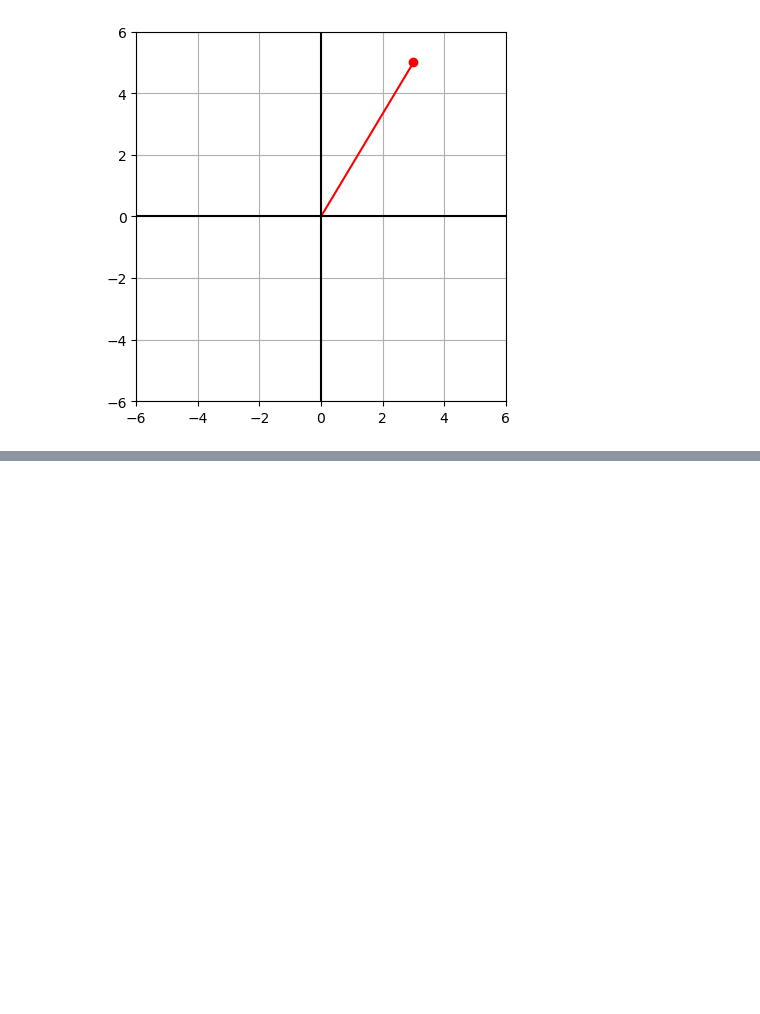
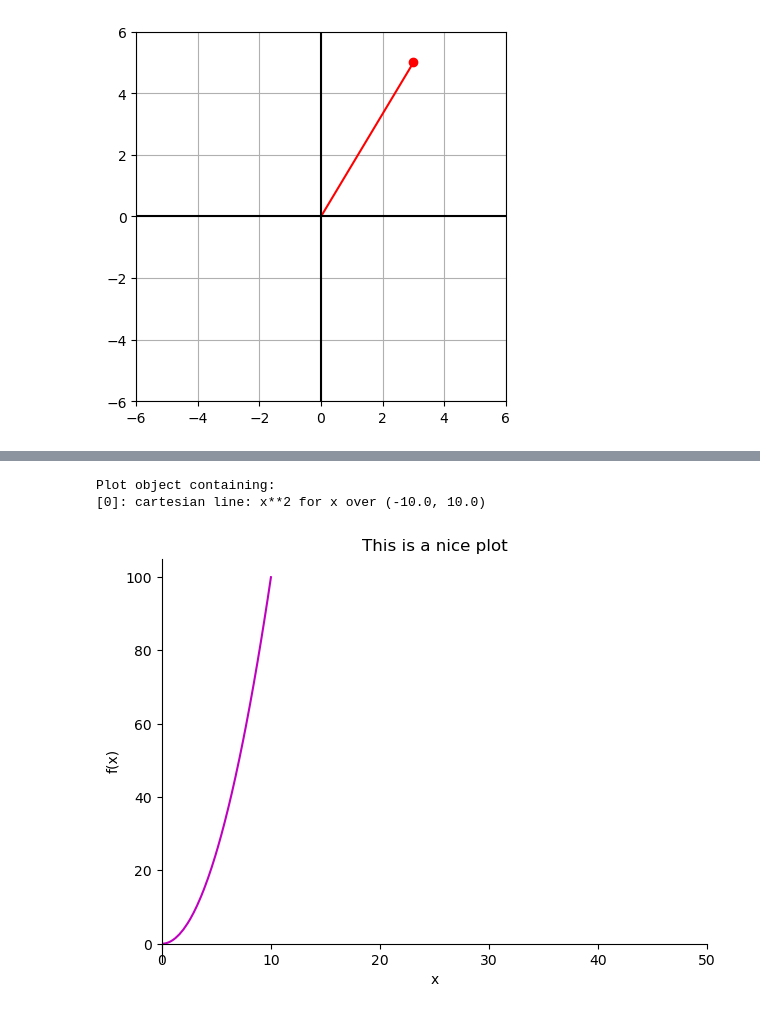
Before and after one commit to jinjiaacademy/MathPython, a Jupyter notebook: Graphing and visualization.ipynb, the cells around one changed output, grey strips where cells are left out. Saved outputs shown, nothing was run; the diff lists cells and outputs as text; code cells hidden in the pictures; blank space fills up the shorter version.

```diff
--- a/Graphing and visualization.ipynb
+++ b/Graphing and visualization.ipynb
@@ -199,0 +203,17 @@ plt.show()
+# %%
+x, y = sym.symbols('x y')
+
+y = x**2
+
+p = symplot(y, show=False)
+p.xlim = [0, 50]
+p[0].line_color = 'm'
+p.title = 'This is a nice plot'
+
+print(p)
+
+p.show()
+# %% [output]
+Plot object containing:
+[0]: cartesian line: x**2 for x over (-10.0, 10.0)
+[figure, added]
```
Also changed, not shown: parts of 17 cells of this notebook.
